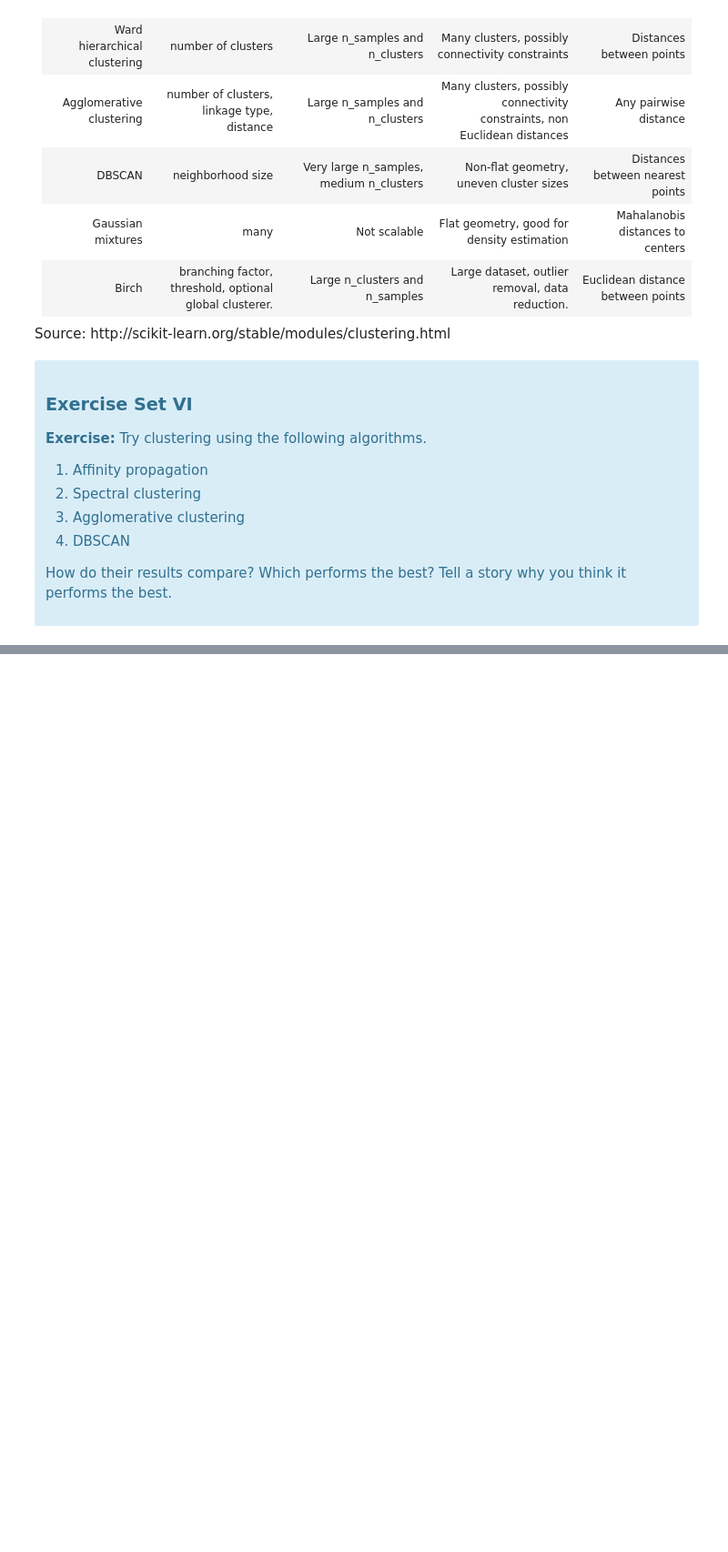
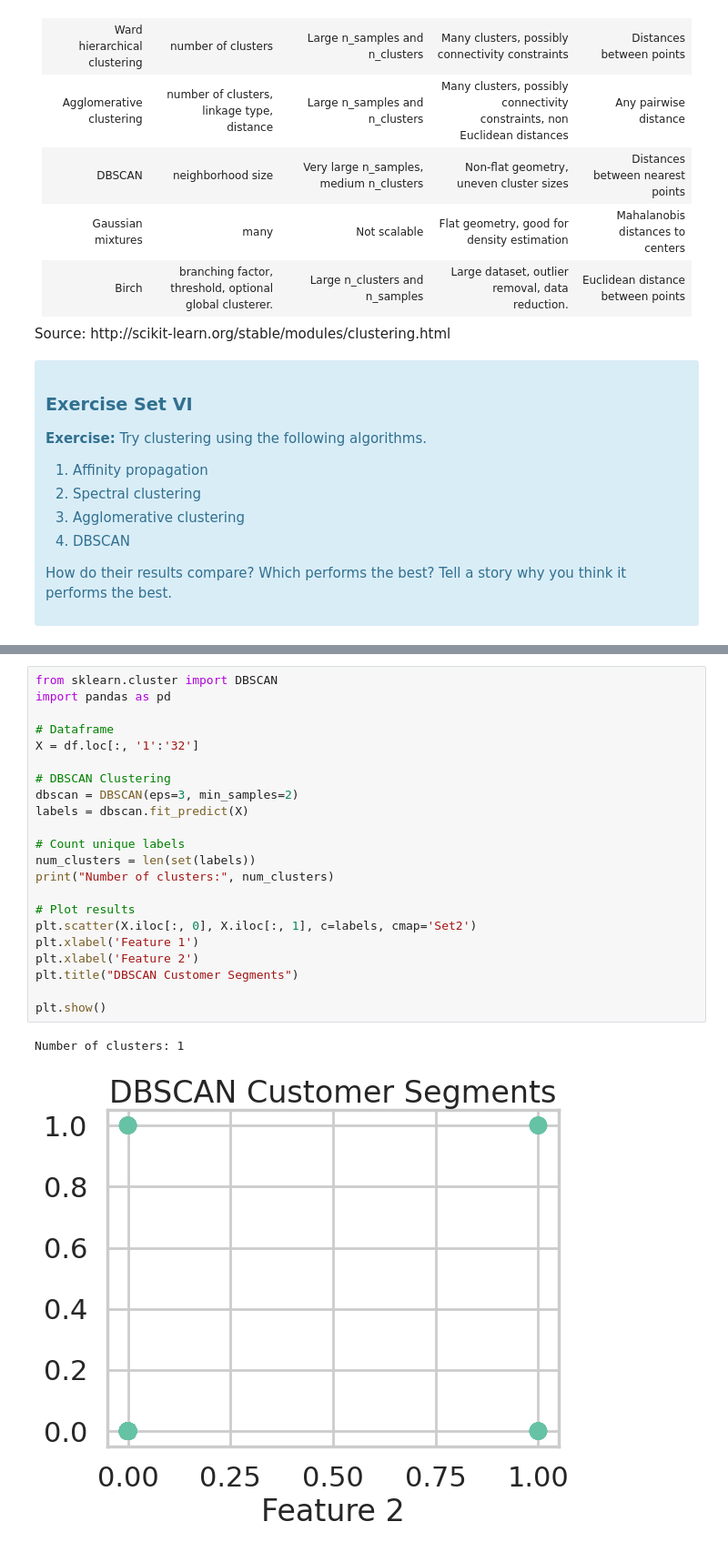
Before and after one commit to jjhiatt/Springboard, a Jupyter notebook: Clustering_Case_Study_Customer_Segmentation_with_K_Means_Joshua_Hiatt.ipynb, the cells around one changed output, grey strips where cells are left out. Shown at 91% size. Drawn from its saved outputs; the diff is of its cells as text; blank space fills up the shorter version.

```diff
--- a/Clustering_Case_Study_Customer_Segmentation_with_K_Means_Joshua_Hiatt.ipynb
+++ b/Clustering_Case_Study_Customer_Segmentation_with_K_Means_Joshua_Hiatt.ipynb
@@ -593,0 +683,25 @@ Source: http://scikit-learn.org/stable/modules/clustering.html
+# %%
+from sklearn.cluster import DBSCAN
+import pandas as pd
+
+# Dataframe
+X = df.loc[:, '1':'32']
+
+# DBSCAN Clustering
+dbscan = DBSCAN(eps=3, min_samples=2)
+labels = dbscan.fit_predict(X)
+
+# Count unique labels
+num_clusters = len(set(labels))
+print("Number of clusters:", num_clusters)
+
+# Plot results
+plt.scatter(X.iloc[:, 0], X.iloc[:, 1], c=labels, cmap='Set2')
+plt.xlabel('Feature 1')
+plt.xlabel('Feature 2')
+plt.title("DBSCAN Customer Segments")
+
+plt.show()
+# %% [output]
+Number of clusters: 1
+[figure, added]
```
Also changed, not shown: parts of 8 cells of this notebook.
